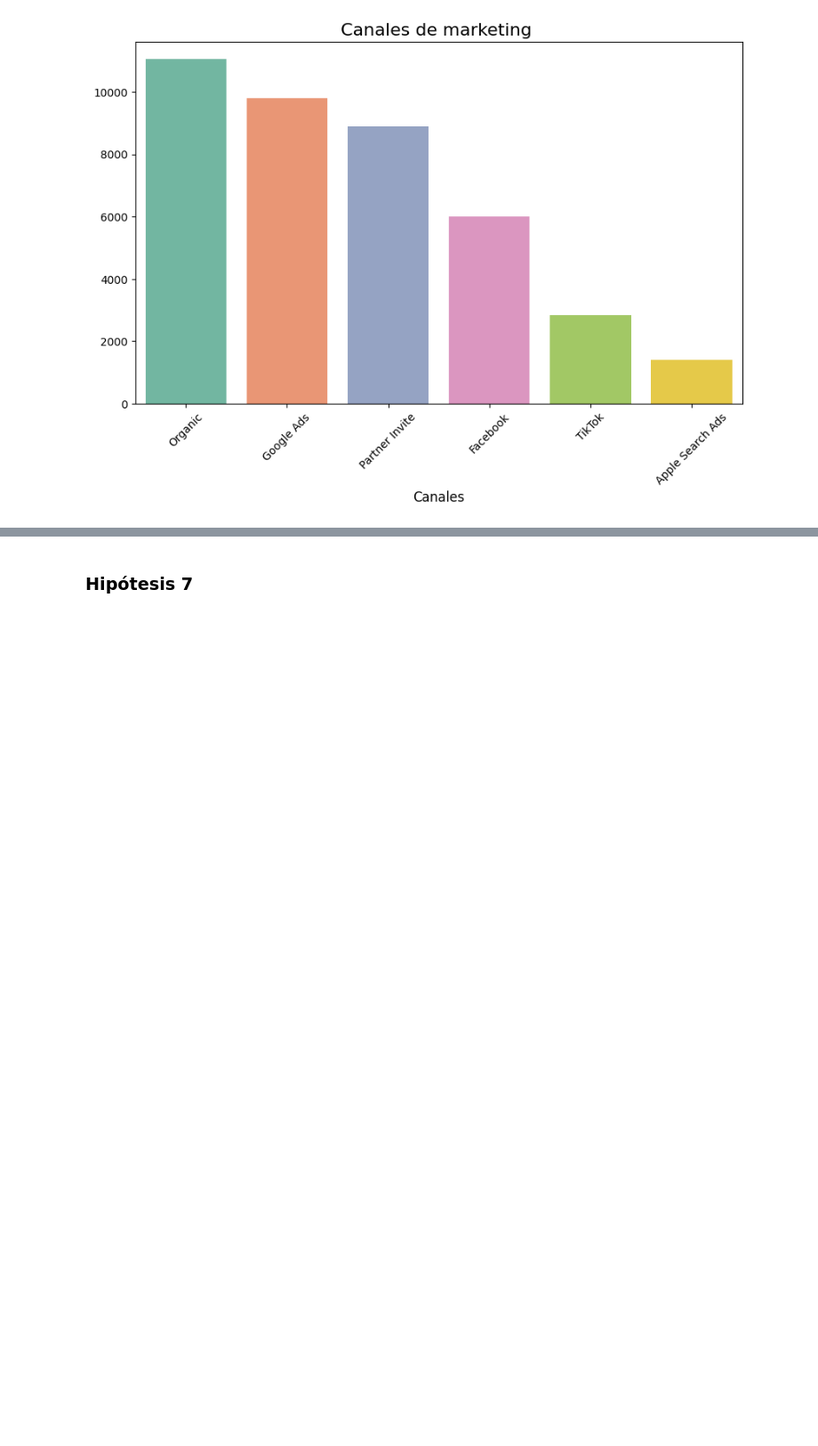
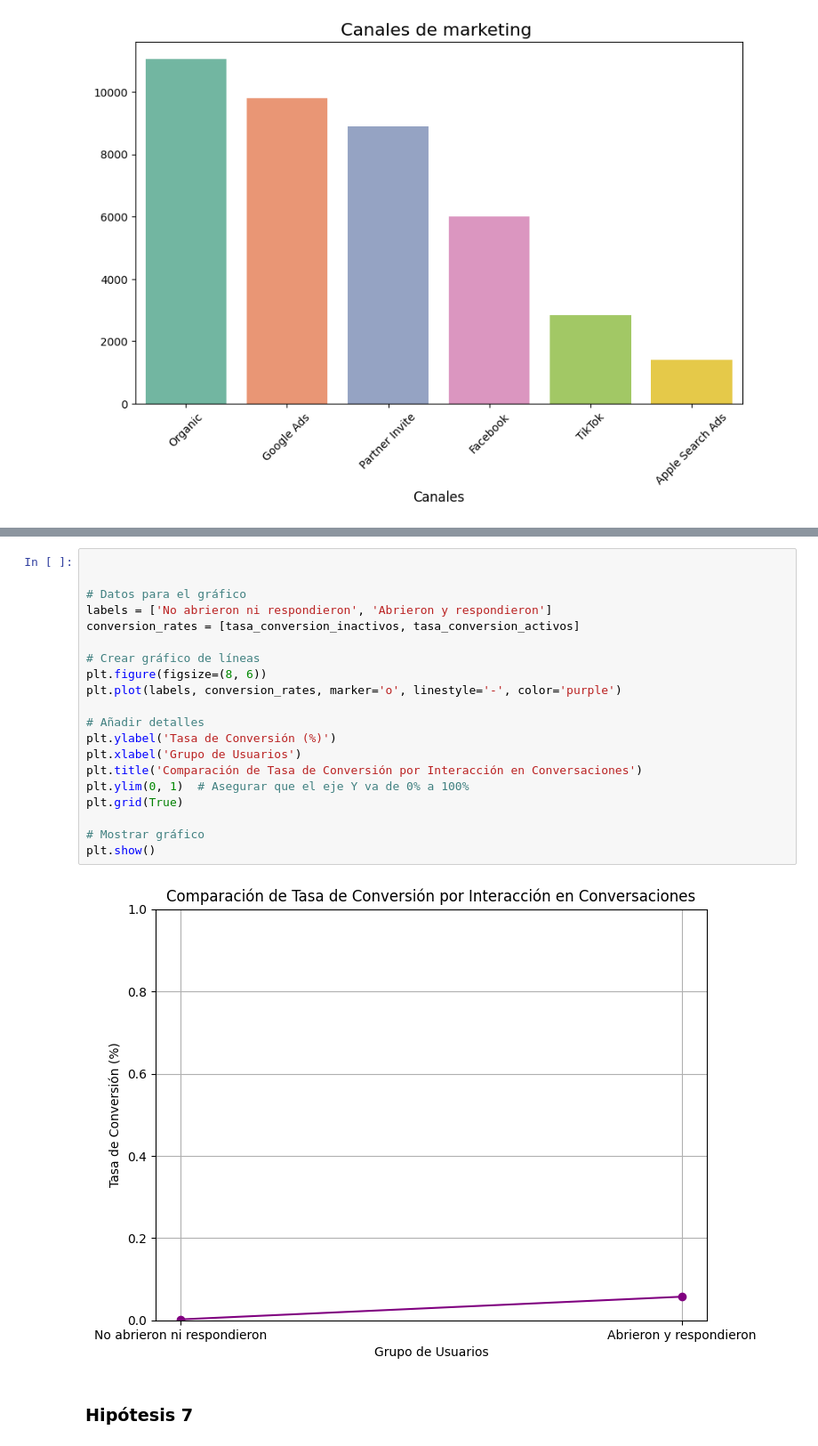
Before and after one commit to NaiSaratxaga/EDA_user-conversion-analysis, a Jupyter notebook: Notebooks/EDA_user_conversion_analysis.ipynb, the cells around one changed output, grey strips where cells are left out. Shown at 89% size. Saved outputs shown, nothing was run; the diff lists cells and outputs as text; blank space fills up the shorter version.

```diff
--- a/Notebooks/EDA_user_conversion_analysis.ipynb
+++ b/Notebooks/EDA_user_conversion_analysis.ipynb
@@ -360,3 +506,25 @@ Passing `palette` without assigning `hue` is deprecated and will be removed in v
+# %%
+
+
+# Datos para el gráfico
+labels = ['No abrieron ni respondieron', 'Abrieron y respondieron']
+conversion_rates = [tasa_conversion_inactivos, tasa_conversion_activos]
+
+# Crear gráfico de líneas
+plt.figure(figsize=(8, 6))
+plt.plot(labels, conversion_rates, marker='o', linestyle='-', color='purple')
+
+# Añadir detalles
+plt.ylabel('Tasa de Conversión (%)')
+plt.xlabel('Grupo de Usuarios')
+plt.title('Comparación de Tasa de Conversión por Interacción en Conversaciones')
+plt.ylim(0, 1)  # Asegurar que el eje Y va de 0% a 100%
+plt.grid(True)
+
+# Mostrar gráfico
+plt.show()
+# %% [output]
+[figure, added]
 # %% [markdown]
 ### Hipótesis 7
 # %%
```
Also changed, not shown: parts of 25 cells of this notebook, 2 other files.
